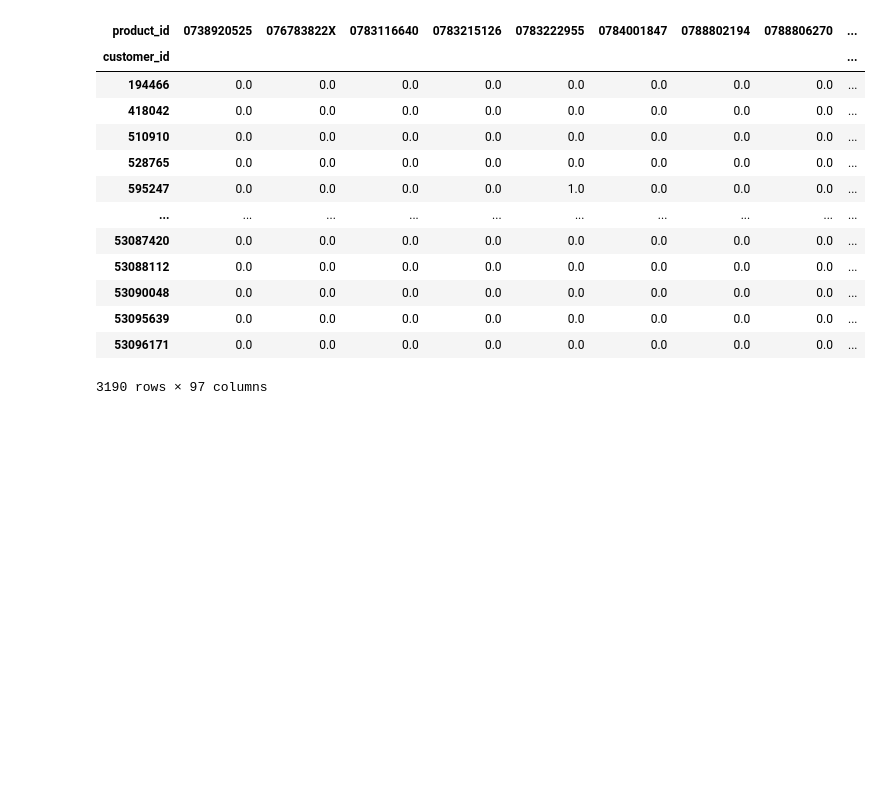
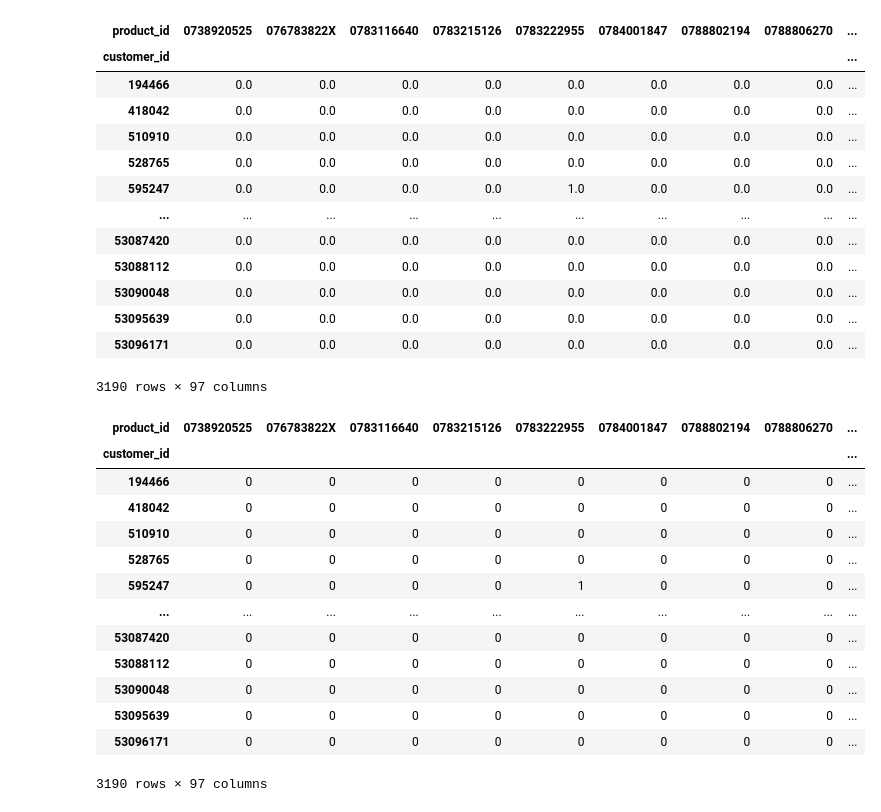
Before and after one commit to jbenasuli/consumer_behavior, a Jupyter notebook: ML_Apriori_Algorithm.ipynb, the cells around one changed output. Drawn from its saved outputs; the diff is of its cells as text; code cells hidden in the pictures; blank space fills up the shorter version.

Commit message:
Updates to Apriori model

```diff
--- a/ML_Apriori_Algorithm.ipynb
+++ b/ML_Apriori_Algorithm.ipynb
@@ -57,0 +62,25 @@ apriori_table
+# %%
+# 6 Cleaning Apriori table to remove unnecessary numbers
+
+def encode_units(x):
+    if x <= 0:
+        return 0
+    if x >= 1:
+        return 1
+apriori_cleaned = apriori_table.applymap(encode_units)
+apriori_cleaned
+# %% [output]
+| product_id | 0738920525 | 076783822X | 0783116640 | 0783215126 | 0783222955 | 0784001847 | 0788802194 | 0788806270 | ... |
+| customer_id |  |  |  |  |  |  |  |  | ... |
+| 194466 | 0 | 0 | 0 | 0 | 0 | 0 | 0 | 0 | ... |
+| 418042 | 0 | 0 | 0 | 0 | 0 | 0 | 0 | 0 | ... |
+| 510910 | 0 | 0 | 0 | 0 | 0 | 0 | 0 | 0 | ... |
+| 528765 | 0 | 0 | 0 | 0 | 0 | 0 | 0 | 0 | ... |
+| 595247 | 0 | 0 | 0 | 0 | 1 | 0 | 0 | 0 | ... |
+| ... | ... | ... | ... | ... | ... | ... | ... | ... | ... |
+| 53087420 | 0 | 0 | 0 | 0 | 0 | 0 | 0 | 0 | ... |
+| 53088112 | 0 | 0 | 0 | 0 | 0 | 0 | 0 | 0 | ... |
+| 53090048 | 0 | 0 | 0 | 0 | 0 | 0 | 0 | 0 | ... |
+| 53095639 | 0 | 0 | 0 | 0 | 0 | 0 | 0 | 0 | ... |
+| 53096171 | 0 | 0 | 0 | 0 | 0 | 0 | 0 | 0 | ... |
+3190 rows × 97 columns
```
Also changed, not shown: parts of 5 cells of this notebook.
